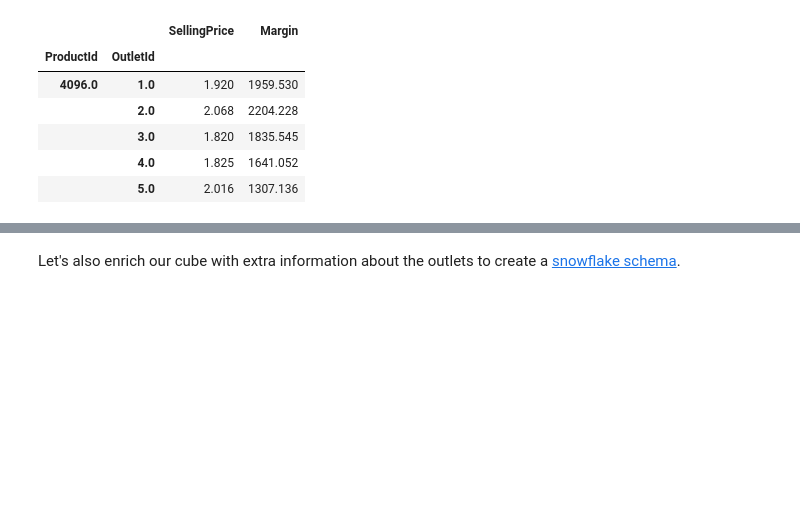
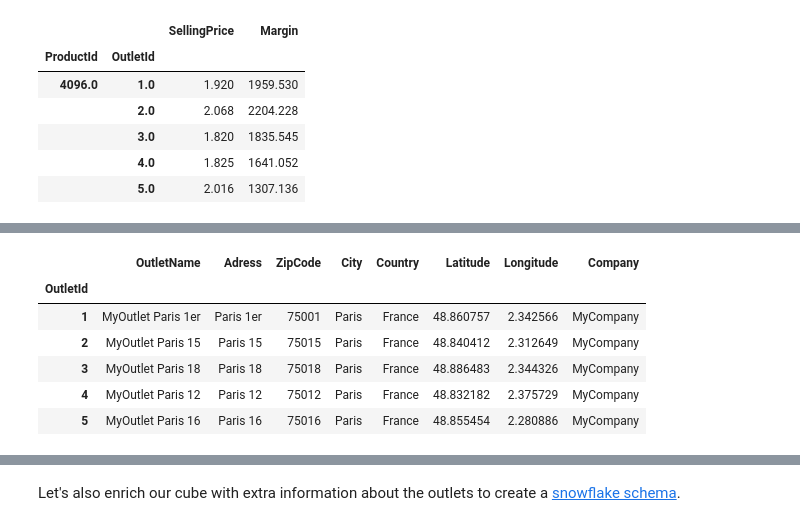
Before and after one commit to atoti/notebooks, a Jupyter notebook: retail/geopricing/main.ipynb, the cells around one changed output, grey strips where cells are left out. Saved outputs shown, nothing was run; the diff lists cells and outputs as text; code cells hidden in the pictures; blank space fills up the shorter version.

```diff
--- a/retail/geopricing/main.ipynb
+++ b/retail/geopricing/main.ipynb
@@ -153,0 +134,17 @@ The store has been sampled because there are more than 10000 lines in the files
+# %%
+outlets = session.read_csv(
+    "s3://data.atoti.io/notebooks/geopricing/outlets.csv",
+    keys=["OutletId"],
+    store_name="Outlets",
+    types={"OutletId": tt.types.INT},
+)
+
+outlets.head()
+# %% [output]
+|  | OutletName | Adress | ZipCode | City | Country | Latitude | Longitude | Company |
+| OutletId |  |  |  |  |  |  |  |  |
+| 1 | MyOutlet Paris 1er | Paris 1er | 75001 | Paris | France | 48.860757 | 2.342566 | MyCompany |
+| 2 | MyOutlet Paris 15 | Paris 15 | 75015 | Paris | France | 48.840412 | 2.312649 | MyCompany |
+| 3 | MyOutlet Paris 18 | Paris 18 | 75018 | Paris | France | 48.886483 | 2.344326 | MyCompany |
+| 4 | MyOutlet Paris 12 | Paris 12 | 75012 | Paris | France | 48.832182 | 2.375729 | MyCompany |
+| 5 | MyOutlet Paris 16 | Paris 16 | 75016 | Paris | France | 48.855454 | 2.280886 | MyCompany |
```
Also changed, not shown: parts of 56 cells of this notebook, 1 other file.
